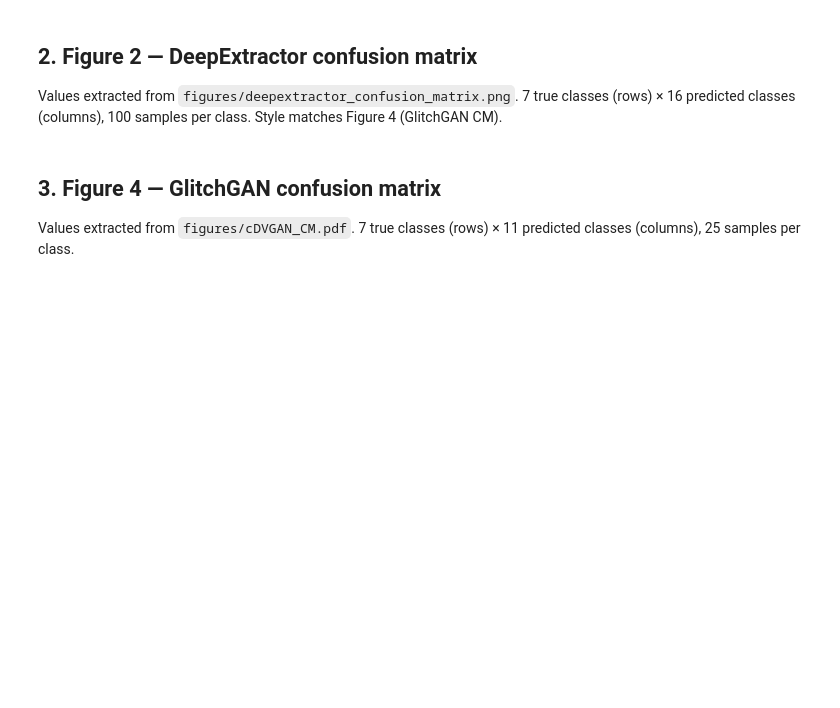
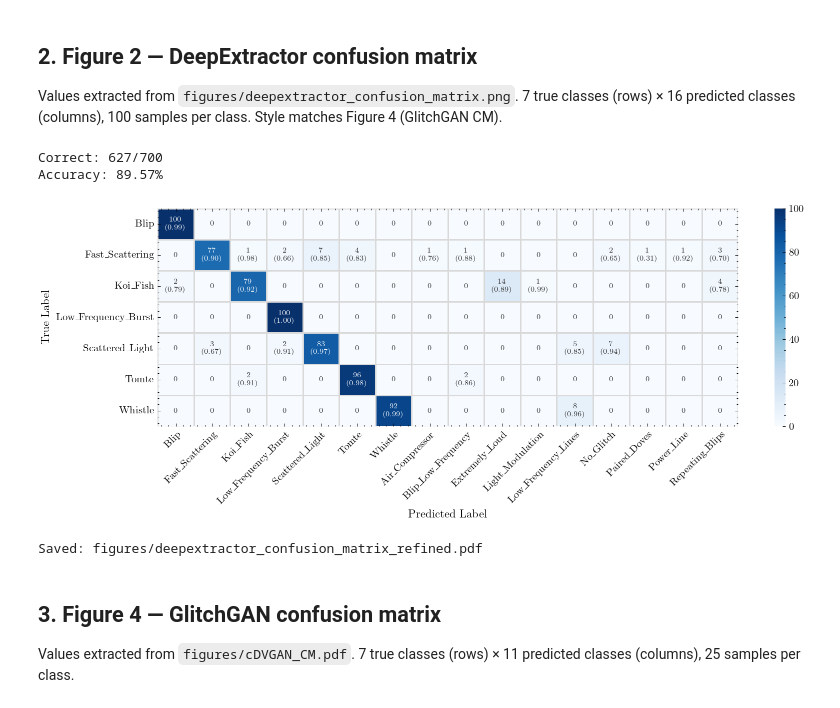
Before and after one commit to tomdooney95/glitchgan_glitch_synthesis_2026, a Jupyter notebook: paper_figures.ipynb, the cells around one changed output. Cells and saved outputs as stored; diff of their text form; code cells hidden in the pictures; blank space fills up the shorter version.

```diff
--- a/paper_figures.ipynb
+++ b/paper_figures.ipynb
@@ -67,7 +67,7 @@ PRED_LABELS = [
     "Repeating_Blips", "Scattered_Light", "Tomte", "Whistle",
 ]
 
-# Rows = true label, columns = predicted label (100 samples per class)
+# Counts — rows = true label, columns = predicted label (100 samples per class)
 CM_RAW = np.array([
     #AC   Bl   BLF  EL   FS   KF   LM   LFB  LFL  NG   PD   PL   RB   SL   To   Wh
     [ 0, 100,   0,   0,   0,   0,   0,   0,   0,   0,   0,   0,   0,   0,   0,   0],  # Blip
@@ -79,58 +79,80 @@ CM_RAW = np.array([
     [ 0,   0,   0,   0,   0,   0,   0,   0,   8,   0,   0,   0,   0,   0,   0,  92],  # Whistle
 ], dtype=float)
 
+nan = np.nan
+
+# Mean Gravity Spy confidence per cell — nan where count = 0
+CM_CONF = np.array([
+    #AC    Bl     BLF    EL     FS     KF     LM     LFB    LFL    NG     PD     PL     RB     SL     To     Wh
+    [nan,  0.99,  nan,   nan,   nan,   nan,   nan,   nan,   nan,   nan,   nan,   nan,   nan,   nan,   nan,   nan],  # Blip
+    [0.76, nan,   0.88,  nan,   0.90,  0.98,  nan,   0.66,  nan,   0.65,  0.31,  0.92,  0.70,  0.85,  0.83,  nan],  # Fast_Scattering
+    [nan,  0.79,  nan,   0.89,  nan,   0.92,  0.99,  nan,   nan,   nan,   nan,   nan,   0.78,  nan,   nan,   nan],  # Koi_Fish
+    [nan,  nan,   nan,   nan,   nan,   nan,   nan,   1.00,  nan,   nan,   nan,   nan,   nan,   nan,   nan,   nan],  # Low_Frequency_Burst
+    [nan,  nan,   nan,   nan,   0.67,  nan,   nan,   0.91,  0.85,  0.94,  nan,   nan,   nan,   0.97,  nan,   nan],  # Scattered_Light
+    [nan,  nan,   0.86,  nan,   nan,   0.91,  nan,   nan,   nan,   nan,   nan,   nan,   nan,   nan,   0.98,  nan],  # Tomte
+    [nan,  nan,   nan,   nan,   nan,   nan,   nan,   nan,   0.96,  nan,   nan,   nan,   nan,   nan,   nan,   0.99],  # Whistle
+])
+
 assert np.all(CM_RAW.sum(axis=1) == 100), "Row sums must equal 100"
 
-# Accuracy: look up each true label's own predicted column
-# (np.trace on a non-square matrix picks the wrong diagonal when
-#  columns are not aligned with true labels)
-correct = sum(
-    CM_RAW[i, PRED_LABELS.index(TRUE_LABELS[i])]
-    for i in range(len(TRUE_LABELS))
-)
+correct = sum(CM_RAW[i, PRED_LABELS.index(TRUE_LABELS[i])] for i in range(len(TRUE_LABELS)))
 accuracy = correct / CM_RAW.sum()
 print(f"Correct: {int(correct)}/{int(CM_RAW.sum())}")
 print(f"Accuracy: {accuracy:.2%}")
+# %% [output]
+Correct: 627/700
+Accuracy: 89.57%
 # %%
 # Column order: true labels first (GAN/cDVGAN order), then remaining predicted classes
 others = [l for l in PRED_LABELS if l not in TRUE_LABELS]
 ordered_pred = TRUE_LABELS + others
 col_idx = [PRED_LABELS.index(l) for l in ordered_pred]
-cm_ordered = CM_RAW[:, col_idx]
+cm_ordered   = CM_RAW[:, col_idx]
+conf_ordered = CM_CONF[:, col_idx]
 
 # Drop all-zero predicted columns
 nonzero_cols = cm_ordered.sum(axis=0) > 0
 cm_plot   = cm_ordered[:, nonzero_cols]
+conf_plot = conf_ordered[:, nonzero_cols]
 pred_plot = [l for l, keep in zip(ordered_pred, nonzero_cols) if keep]
 
-annot = cm_plot.astype(int).astype(str)
+# Build annotation: "count\n(conf)" for non-zero cells, bare "0" for zero
+annot = np.empty_like(cm_plot, dtype=object)
+for i in range(cm_plot.shape[0]):
+    for j in range(cm_plot.shape[1]):
+        n = int(cm_plot[i, j])
+        c = conf_plot[i, j]
+        annot[i, j] = "0" if n == 0 else f"{n}\n({c:.2f})"
 
 fig_w = max(7.2, len(pred_plot) * 0.72)
 fig, ax = plt.subplots(figsize=(fig_w, 4.5))
 
 sns.heatmap(
     cm_plot,
     annot=annot,
     fmt="",
     cmap="Blues",
     vmin=0,
     vmax=cm_plot.max(),
     linewidths=0.5,
     linecolor="0.85",
     cbar=True,
     annot_kws={"size": 7},
     xticklabels=[_tex(l) for l in pred_plot],
     yticklabels=[_tex(l) for l in TRUE_LABELS],
     ax=ax,
 )
 
-ax.set_xlabel("Predicted Label")
-ax.set_ylabel("True Label")
+ax.set_xlabel("Predicted Label", fontsize=11)
+ax.set_ylabel("True Label", fontsize=11)
 plt.setp(ax.get_xticklabels(), rotation=45, ha="right", rotation_mode="anchor")
 ax.tick_params(axis="y", rotation=0)
 fig.tight_layout()
 
 savefig(fig, "deepextractor_confusion_matrix_refined")
+# %% [output]
+[figure, added]
+Saved: figures/deepextractor_confusion_matrix_refined.pdf
 # %% [markdown]
 ## 3. Figure 4 — GlitchGAN confusion matrix
 
```
Also changed, not shown: parts of 5 cells of this notebook, 6 other files.
